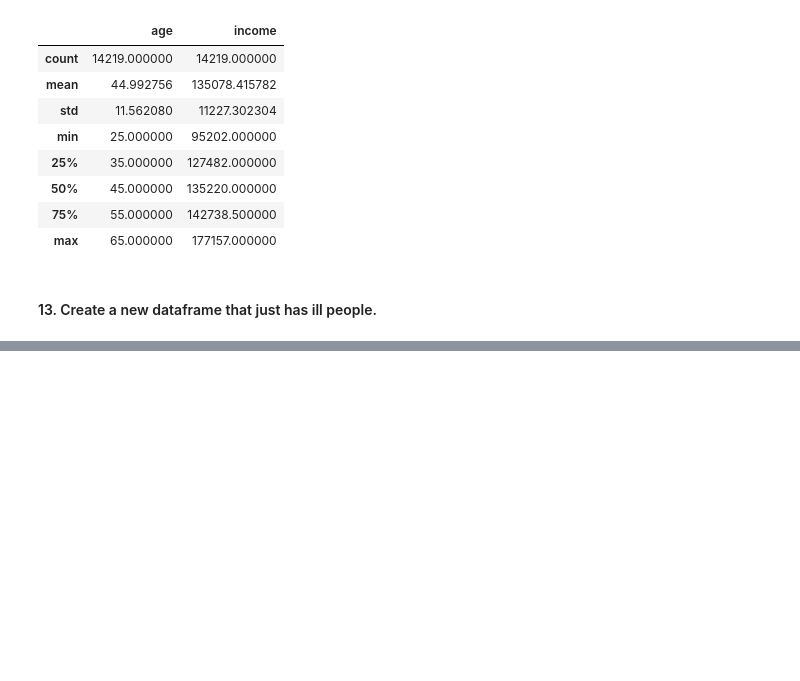
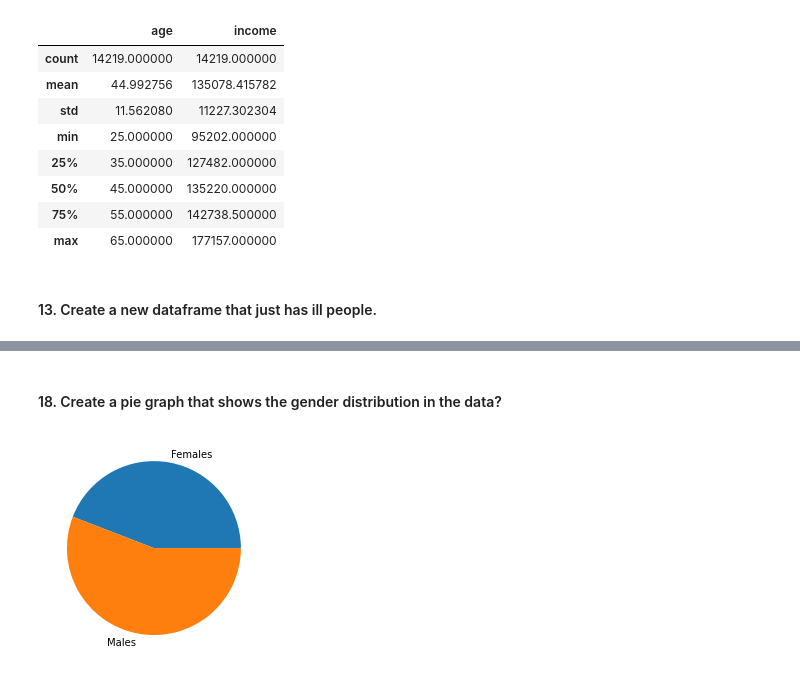
Before and after one commit to nathantum/data_science_projects, a Jupyter notebook: Data_Analysis_Basics.ipynb, the cells around one changed output, grey strips where cells are left out. Saved outputs shown, nothing was run; the diff lists cells and outputs as text; code cells hidden in the pictures; blank space fills up the shorter version.

```diff
--- a/Data_Analysis_Basics.ipynb
+++ b/Data_Analysis_Basics.ipynb
@@ -173,0 +257,11 @@ illpeo
+# %% [markdown]
+#### 18. Create a pie graph that shows the gender distribution in the data?
+# %%
+females_ills = graph_data[graph_data["gender"] == "Female"]["ill"].count()
+males_ills = graph_data[graph_data["gender"] == "Male"]["ill"].count()
+pie_gender_data = [females_ills, males_ills]
+pie_gender_labels = ["Females", "Males"]
+plt.pie(pie_gender_data, labels = pie_gender_labels)
+plt.show()
+# %% [output]
+[figure, added]
```
Also changed, not shown: parts of 25 cells of this notebook.
